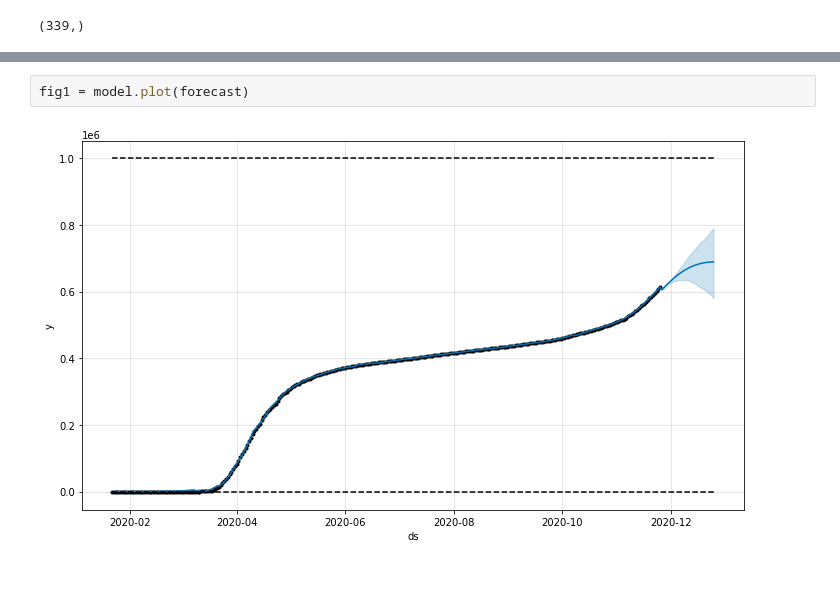
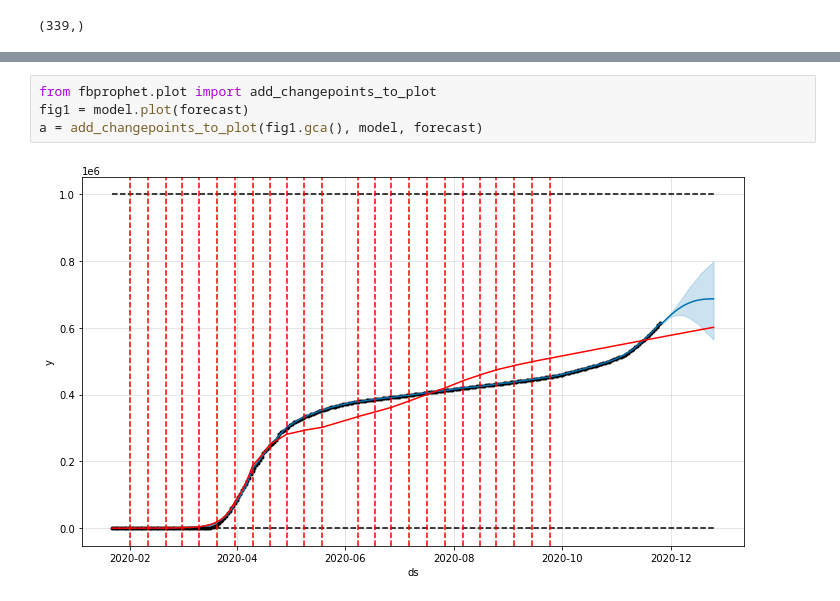
Before and after one commit to brookzhcn/covid-xprize-prawn, a Jupyter notebook: prawn/prophet_predictor.ipynb, the cells around one changed output, grey strips where cells are left out. Saved outputs shown, nothing was run; the diff lists cells and outputs as text.

```diff
--- a/prawn/prophet_predictor.ipynb
+++ b/prawn/prophet_predictor.ipynb
@@ -73,7 +136,9 @@ forecast[['ds', 'yhat', 'yhat_lower', 'yhat_upper']].head()
-# %%
-fig1 = model.plot(forecast)
-# %% [output]
-[figure, removed]
+# %%
+from fbprophet.plot import add_changepoints_to_plot
+fig1 = model.plot(forecast)
+a = add_changepoints_to_plot(fig1.gca(), model, forecast)
+# %% [output]
+[figure, added]
 # %%
 fig2 = model.plot_components(forecast)
 # %% [output]
```
Also changed, not shown: parts of 11 cells of this notebook.
